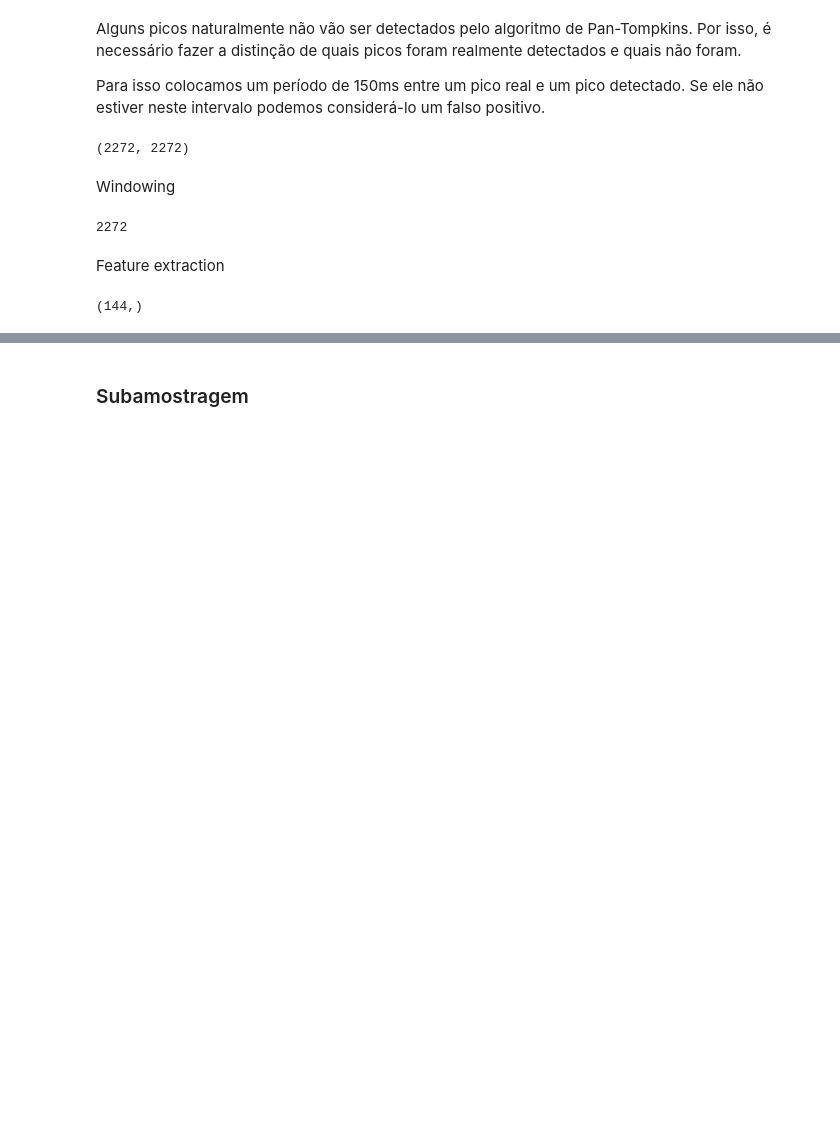
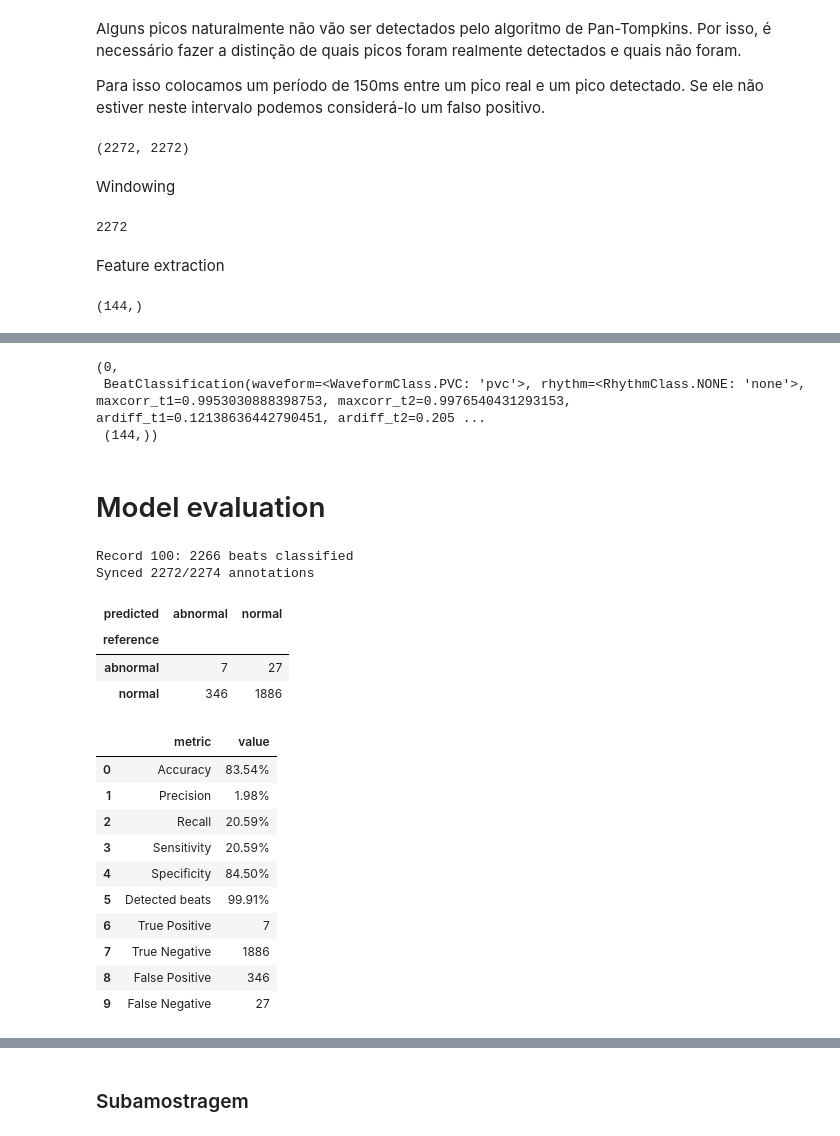
Before and after one commit to IgorVasconcelos1711/tcc-ecg-proccessing, a Jupyter notebook: code/israeli_data.ipynb, the cells around one changed output, grey strips where cells are left out. Cells and saved outputs as stored; diff of their text form; code cells hidden in the pictures; blank space fills up the shorter version.

```diff
--- a/code/israeli_data.ipynb
+++ b/code/israeli_data.ipynb
@@ -259,0 +240,41 @@ extract_average_energy(window_manager.filtered_r_peaks_windows[0])
+# %%
+adapted_templates, beat_classes, n_updates = classify_and_adapt(
+    window_manager.filtered_r_peaks_windows,
+    templates,
+    synced_r_peaks_indices,
+    target_subject.fs,
+    integrated_windows=window_manager.integrated_r_peaks_windows,
+)
+n_updates, beat_classes[0], adapted_templates[0].shape
+# %% [output]
+(0,
+ BeatClassification(waveform=<WaveformClass.PVC: 'pvc'>, rhythm=<RhythmClass.NONE: 'none'>, maxcorr_t1=0.9953030888398753, maxcorr_t2=0.9976540431293153, ardiff_t1=0.12138636442790451, ardiff_t2=0.205 ...
+ (144,))
+# %% [markdown]
+# Model evaluation
+# %%
+subject_eval = evaluate_subject(target_subject)
+subject_summary = aggregate_evaluations([subject_eval])
+
+print(f"Record {subject_eval.record_id}: {subject_eval.n_classified} beats classified")
+print(f"Synced {subject_eval.n_detected_synced}/{subject_eval.n_annotated} annotations")
+display(general_confusion_matrix(subject_summary))
+display(format_classification_metrics(subject_summary))
+# %% [output]
+Record 100: 2266 beats classified
+Synced 2272/2274 annotations
+| predicted | abnormal | normal |
+| reference |  |  |
+| abnormal | 7 | 27 |
+| normal | 346 | 1886 |
+|  | metric | value |
+| 0 | Accuracy | 83.54% |
+| 1 | Precision | 1.98% |
+| 2 | Recall | 20.59% |
+| 3 | Sensitivity | 20.59% |
+| 4 | Specificity | 84.50% |
+| 5 | Detected beats | 99.91% |
+| 6 | True Positive | 7 |
+| 7 | True Negative | 1886 |
+| 8 | False Positive | 346 |
+| 9 | False Negative | 27 |
```
Also changed, not shown: parts of 14 cells of this notebook, 9 other files.
